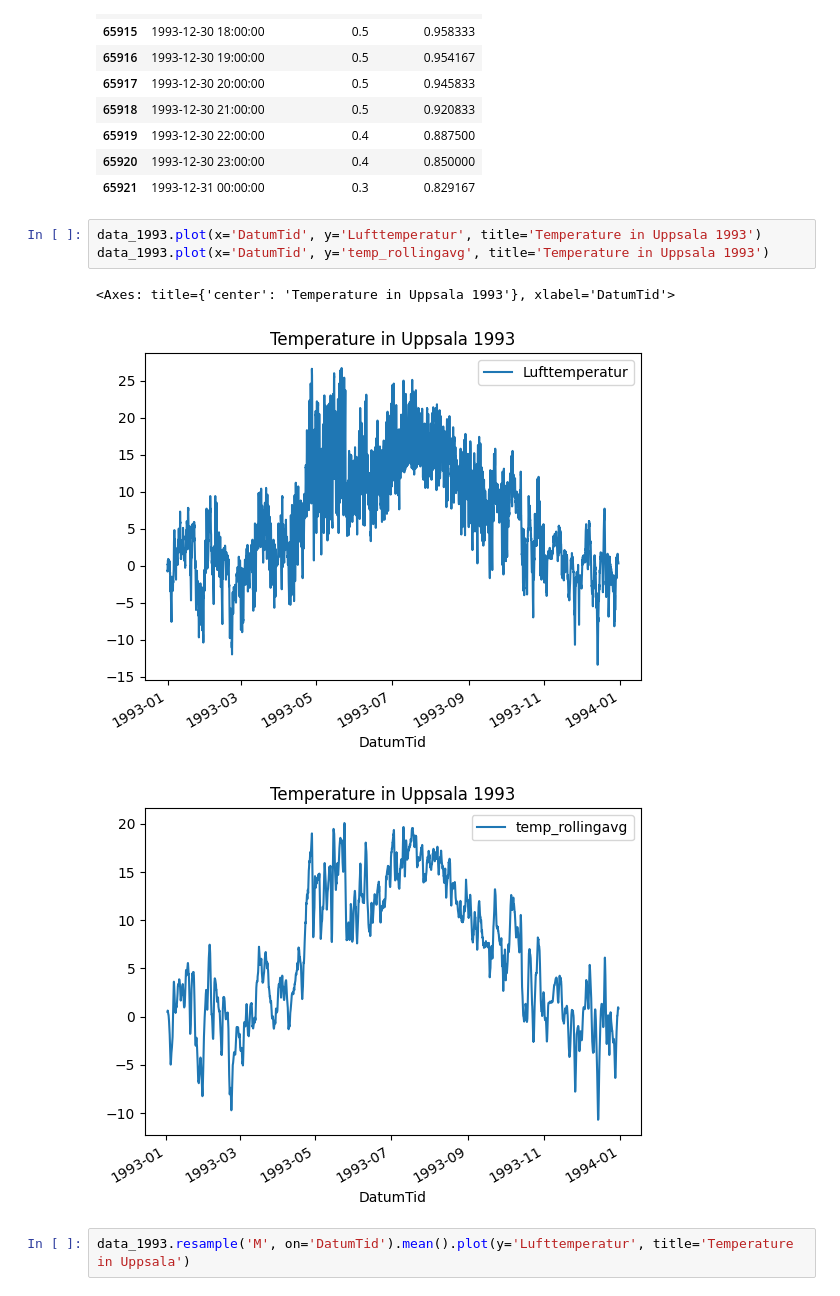
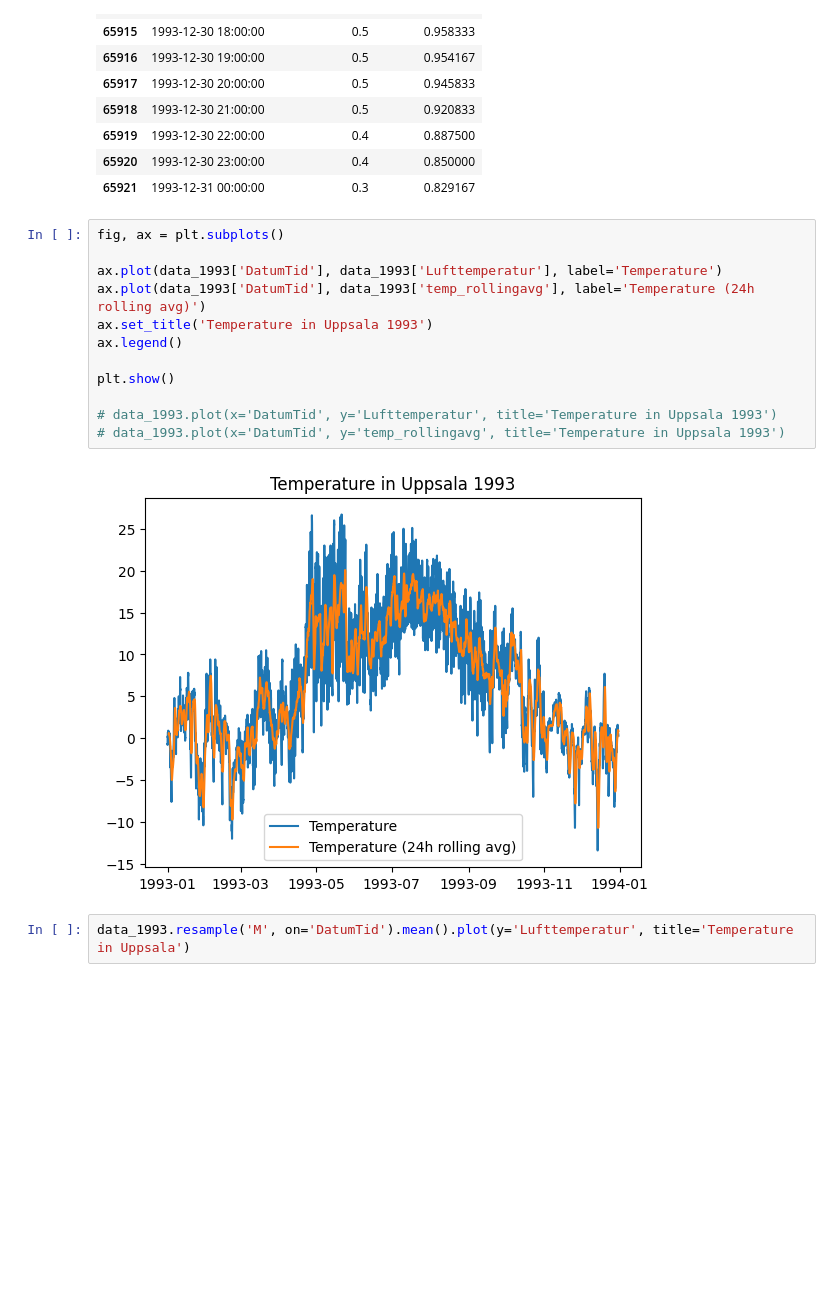
Before and after one commit to stiven88c/big-data-playground, a Jupyter notebook: project.ipynb, the cells around one changed output. Drawn from its saved outputs; the diff is of its cells as text; blank space fills up the shorter version.

```diff
--- a/project.ipynb
+++ b/project.ipynb
@@ -106,12 +107,19 @@ See the caveats in the documentation: https://pandas.pydata.org/pandas-docs/stab
 | 65920 | 1993-12-30 23:00:00 | 0.4 | 0.850000 |
 | 65921 | 1993-12-31 00:00:00 | 0.3 | 0.829167 |
 # %%
-data_1993.plot(x='DatumTid', y='Lufttemperatur', title='Temperature in Uppsala 1993')
-data_1993.plot(x='DatumTid', y='temp_rollingavg', title='Temperature in Uppsala 1993')
+fig, ax = plt.subplots()
+
+ax.plot(data_1993['DatumTid'], data_1993['Lufttemperatur'], label='Temperature')
+ax.plot(data_1993['DatumTid'], data_1993['temp_rollingavg'], label='Temperature (24h rolling avg)')
+ax.set_title('Temperature in Uppsala 1993')
+ax.legend()
+
+plt.show()
+
+# data_1993.plot(x='DatumTid', y='Lufttemperatur', title='Temperature in Uppsala 1993')
+# data_1993.plot(x='DatumTid', y='temp_rollingavg', title='Temperature in Uppsala 1993')
 # %% [output]
-<Axes: title={'center': 'Temperature in Uppsala 1993'}, xlabel='DatumTid'>
-[figure, old version]
+[figure, new version]
-[figure, removed]
 # %%
 data_1993.resample('M', on='DatumTid').mean().plot(y='Lufttemperatur', title='Temperature in Uppsala')
 # %% [output]
```
Also changed, not shown: parts of 2 cells of this notebook, 2 other files.
